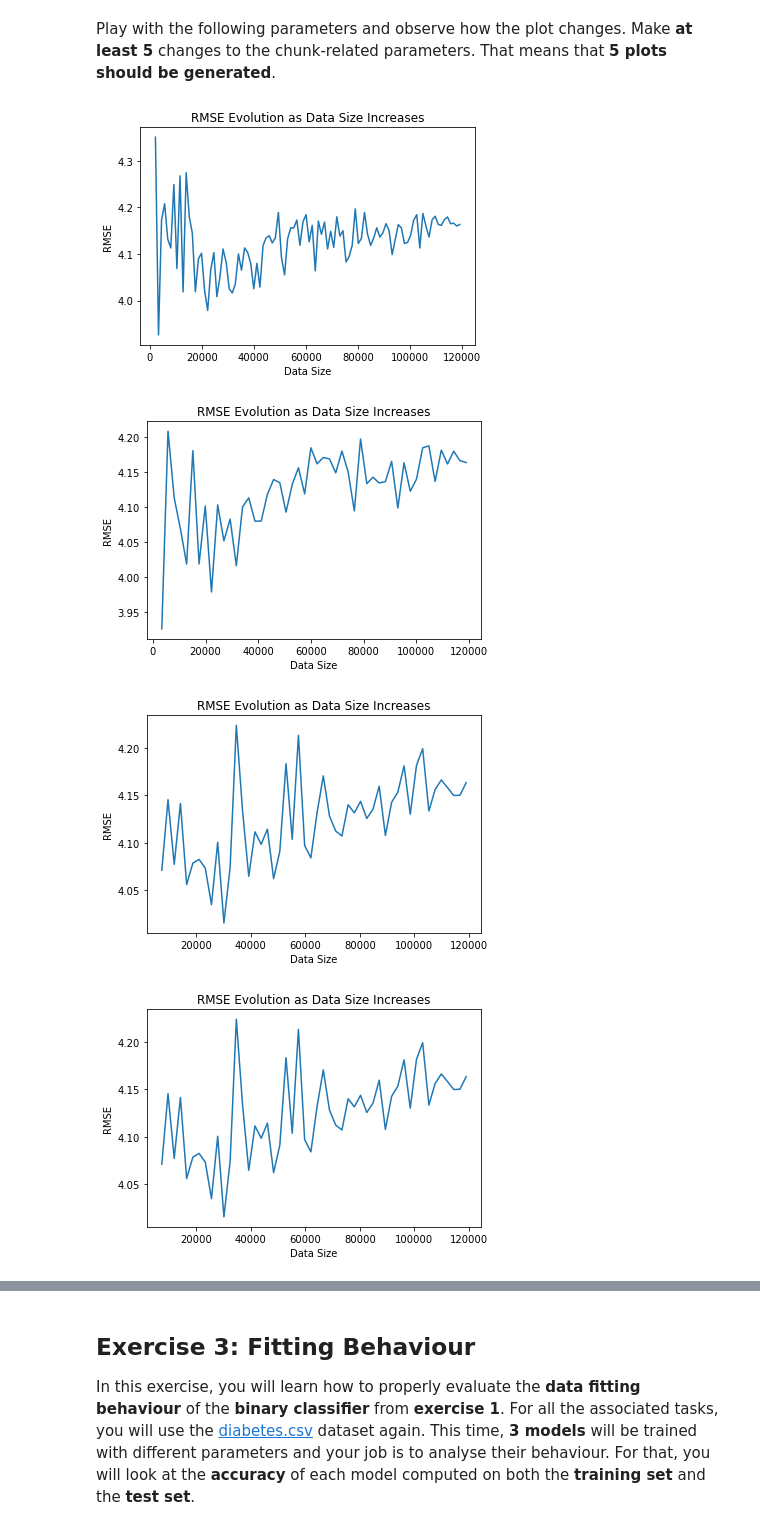
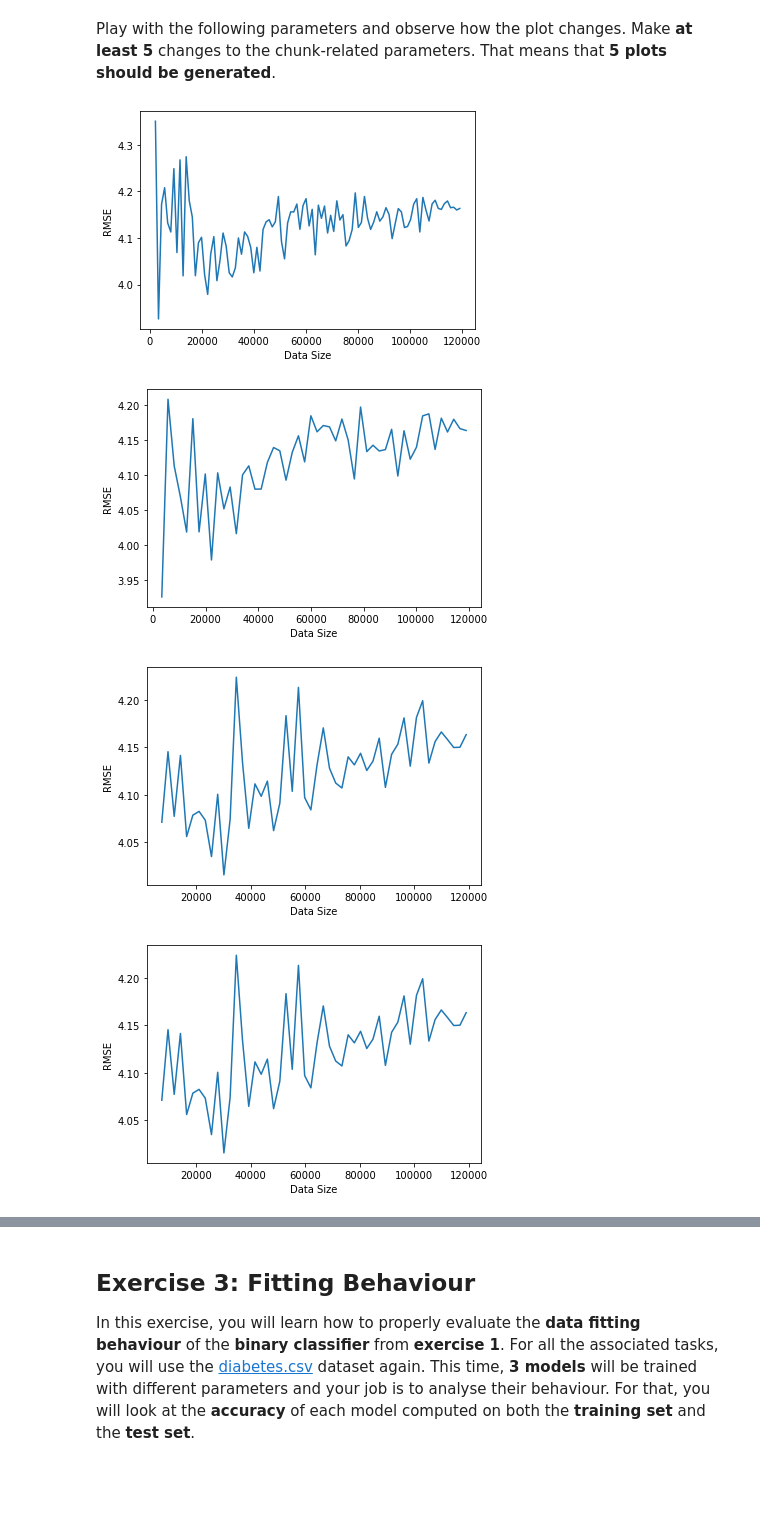
Before and after one commit to ericshenggle/PandasVSPyspark, a Jupyter notebook: Project_7_Machine_Learning_Basic_Team18.ipynb, the cells around one changed output, grey strips where cells are left out. Cells and saved outputs as stored; diff of their text form; code cells hidden in the pictures; blank space fills up the shorter version.

```diff
--- a/Project_7_Machine_Learning_Basic_Team18.ipynb
+++ b/Project_7_Machine_Learning_Basic_Team18.ipynb
@@ -641,7 +641,7 @@ def plot_rmse_evolution(X, y, chunks, min_chunk_size, max_chunk_size):
     plt.plot(size_list, rmse_list)
     plt.xlabel('Data Size')
     plt.ylabel('RMSE')
-    plt.title('RMSE Evolution as Data Size Increases')
+    ##plt.title('RMSE Evolution as Data Size Increases')
     plt.show()
     # TODO - TASK C
     # Plot the RMSE evolution
@@ -650,30 +650,35 @@ Play with the following parameters and observe how the plot changes. Make **at l
 # %%
 # TODO - TASK C
 CHUNKS = 100
 MIN_CHUNK_SIZE = 1000
 MAX_CHUNK_SIZE = 1000000
 
 plot_rmse_evolution(regression_X, regression_y, CHUNKS, MIN_CHUNK_SIZE, MAX_CHUNK_SIZE)
 
 # Change CHUNKS from 100 to 50
 CHUNKS = 50
 plot_rmse_evolution(regression_X, regression_y, CHUNKS, MIN_CHUNK_SIZE, MAX_CHUNK_SIZE)
 
-# Increase MIN_CHUNK_SIZE from 1000 to 2000
+# Increase MIN_CHUNK_SIZE from 1000 to 5000
 MIN_CHUNK_SIZE = 5000
 plot_rmse_evolution(regression_X, regression_y, CHUNKS, MIN_CHUNK_SIZE, MAX_CHUNK_SIZE)
 
 # Decrease MAX_CHUNK_SIZE from 1000000 to 500000
+MAX_CHUNK_SIZE = 500000
+plot_rmse_evolution(regression_X, regression_y, CHUNKS, MIN_CHUNK_SIZE, MAX_CHUNK_SIZE)
+
+# Increase MIN_CHUNK_SIZE from 1000 to 5000, Decrease MAX_CHUNK_SIZE from 1000000 to 500000
+MIN_CHUNK_SIZE = 5000
 MAX_CHUNK_SIZE = 500000
 plot_rmse_evolution(regression_X, regression_y, CHUNKS, MIN_CHUNK_SIZE, MAX_CHUNK_SIZE)
 
 # Change all parameters at once: CHUNKS to 30, MIN_CHUNK_SIZE to 1500 and MAX_CHUNK_SIZE to 600000
 CHUNKS = 30
 MIN_CHUNK_SIZE = 1500
 MAX_CHUNK_SIZE = 600000
 plot_rmse_evolution(regression_X, regression_y, CHUNKS, MIN_CHUNK_SIZE, MAX_CHUNK_SIZE)
 # %% [output]
-[figure, old version]
+[figure, new version]
-[figure, old version]
+[figure, new version]
-[figure, old version]
+[figure, new version]
-[figure, old version]
+[figure, new version]
```
Also changed, not shown: parts of 5 cells of this notebook, 3 other files.
